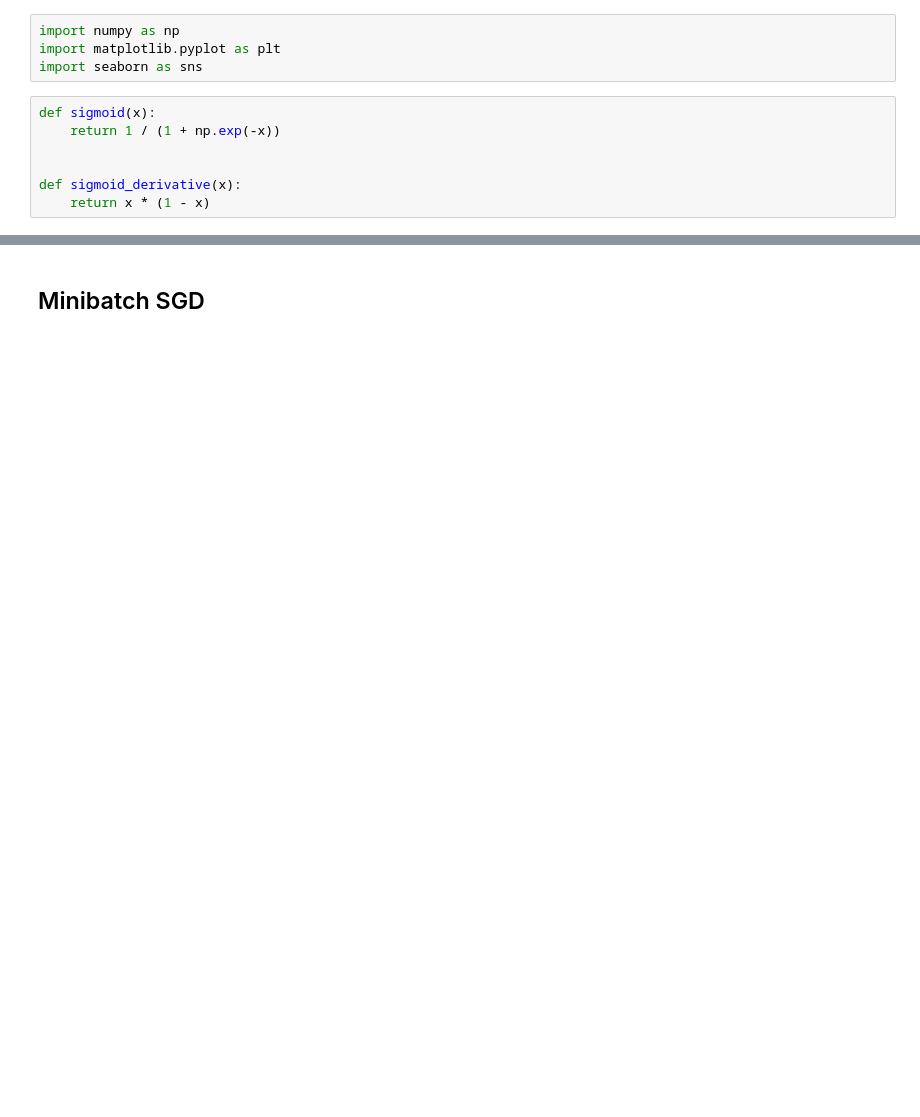
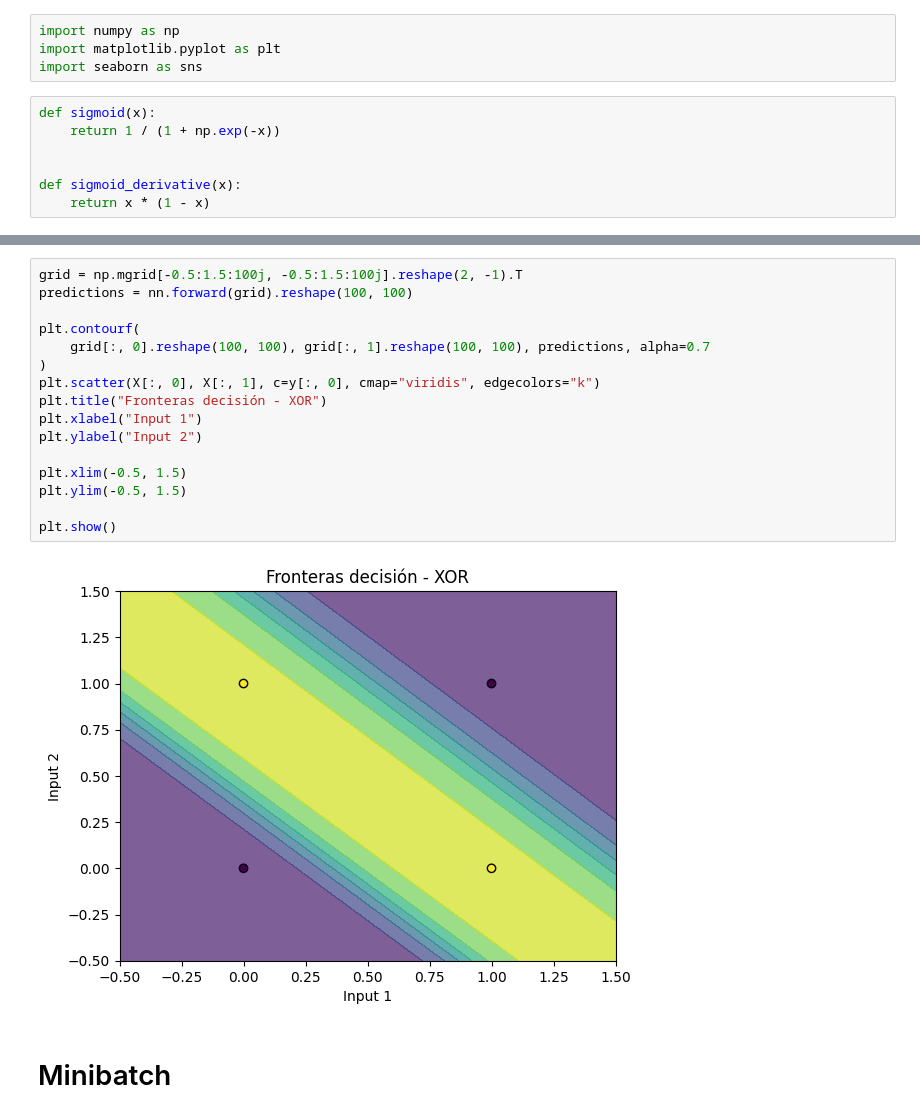
Before and after one commit to milton-l/AP1, a Jupyter notebook: src/clase1/xor.ipynb, the cells around one changed output, grey strips where cells are left out. Saved outputs shown, nothing was run; the diff lists cells and outputs as text; blank space fills up the shorter version.

```diff
--- a/src/clase1/xor.ipynb
+++ b/src/clase1/xor.ipynb
@@ -139,2 +148,20 @@ plt.show()
+# %%
+grid = np.mgrid[-0.5:1.5:100j, -0.5:1.5:100j].reshape(2, -1).T
+predictions = nn.forward(grid).reshape(100, 100)
+
+plt.contourf(
+    grid[:, 0].reshape(100, 100), grid[:, 1].reshape(100, 100), predictions, alpha=0.7
+)
+plt.scatter(X[:, 0], X[:, 1], c=y[:, 0], cmap="viridis", edgecolors="k")
+plt.title("Fronteras decisión - XOR")
+plt.xlabel("Input 1")
+plt.ylabel("Input 2")
+
+plt.xlim(-0.5, 1.5)
+plt.ylim(-0.5, 1.5)
+
+plt.show()
+# %% [output]
+[figure, added]
 # %% [markdown]
-## Minibatch SGD
+# Minibatch
```
Also changed, not shown: parts of 11 cells of this notebook.
